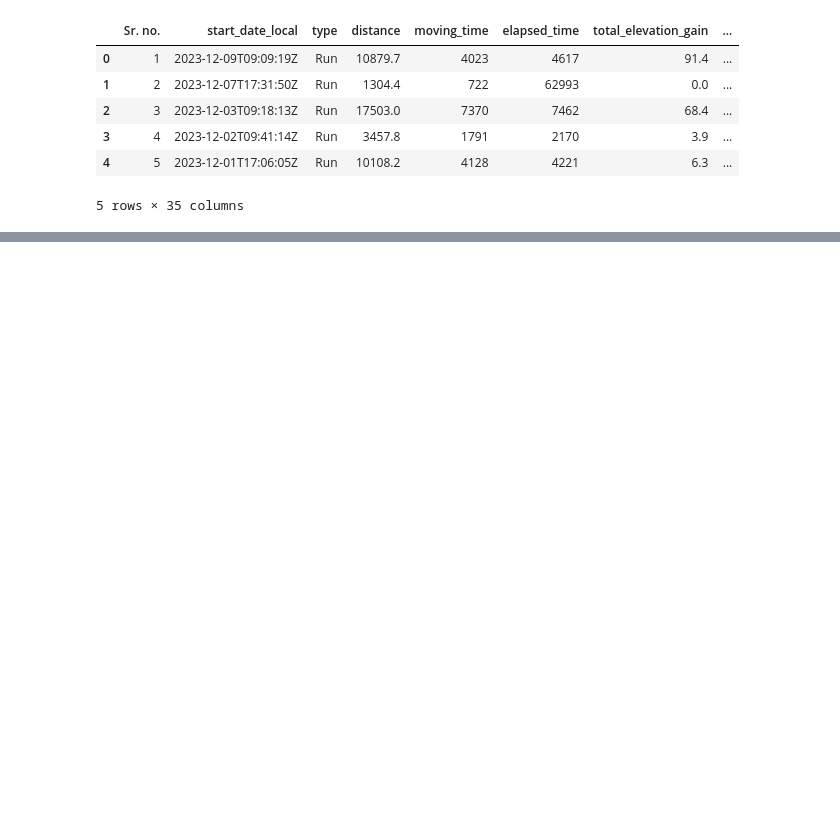
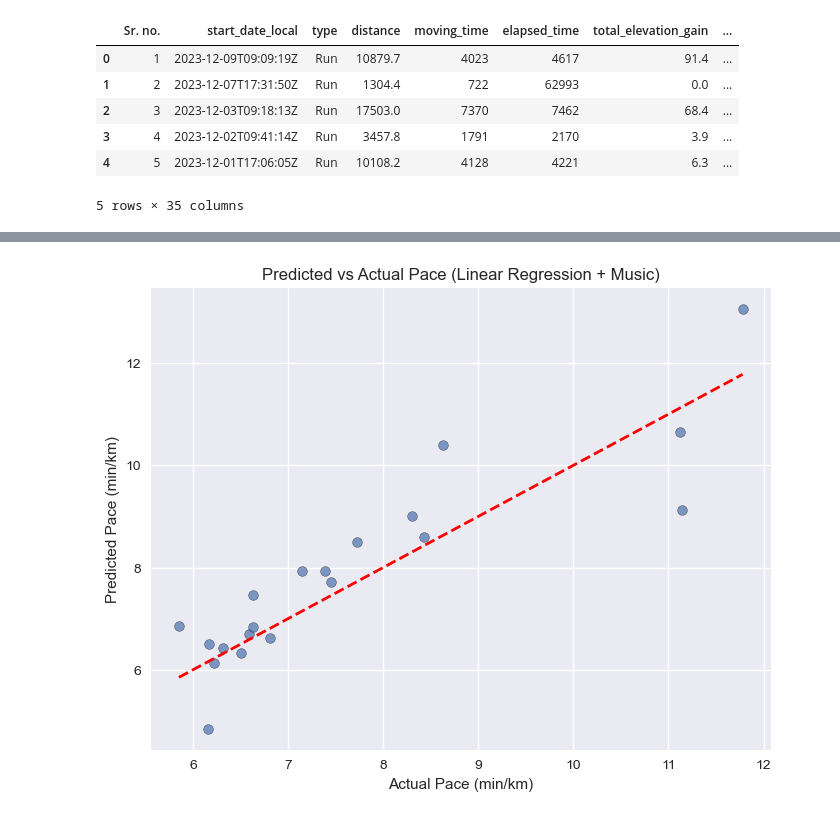
Before and after one commit to jainatharva21/FitBeat, a Jupyter notebook: performance_analysis.ipynb, the cells around one changed output, grey strips where cells are left out. Drawn from its saved outputs; the diff is of its cells as text; code cells hidden in the pictures; blank space fills up the shorter version.

```diff
--- a/performance_analysis.ipynb
+++ b/performance_analysis.ipynb
@@ -65,0 +226,20 @@ Full X: (98, 18)
+# %%
+best_model = LinearRegression()
+scaler = StandardScaler()
+
+X_train = scaler.fit_transform(x_train_music)
+X_test = scaler.transform(x_test_music)
+best_model.fit(X_train, y_train)
+y_pred = best_model.predict(X_test)
+
+plt.figure(figsize=(8, 6))
+plt.scatter(y_test, y_pred, alpha=0.7, edgecolor="k")
+plt.plot([y_test.min(), y_test.max()], [y_test.min(), y_test.max()], "r--", lw=2)
+
+plt.title("Predicted vs Actual Pace (Linear Regression + Music)")
+plt.xlabel("Actual Pace (min/km)")
+plt.ylabel("Predicted Pace (min/km)")
+plt.grid(True)
+plt.show()
+# %% [output]
+[figure, added]
```
Also changed, not shown: parts of 13 cells of this notebook.
